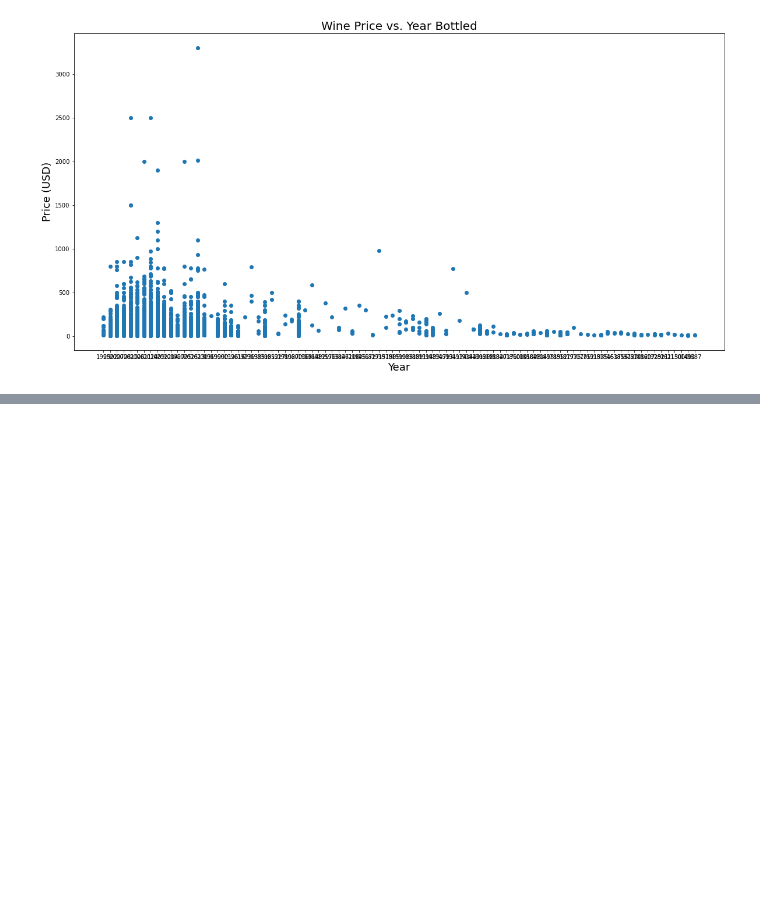
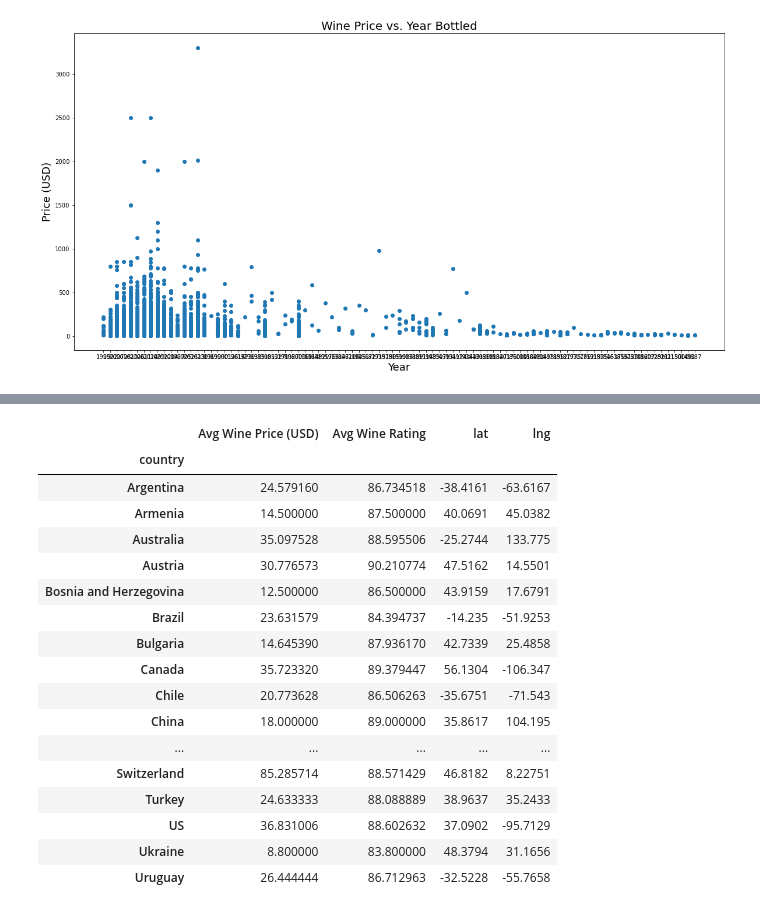
Before and after one commit to NHoyer95/umnbootcamp-project-1, a Jupyter notebook: WineRatings.ipynb, the cells around one changed output, grey strips where cells are left out. Cells and saved outputs as stored; diff of their text form; code cells hidden in the pictures; blank space fills up the shorter version.

```diff
--- a/WineRatings.ipynb
+++ b/WineRatings.ipynb
@@ -43,6 +49,8 @@ cleaned_wine_data.head()
 # Create a cleaned up version of the df for further analysis
 wine_df = cleaned_wine_data.copy()
 
+wine_df["country"] = wine_df["country"].replace(["Georgia"], "Georgia Country")
+
 wine_df
 # %% [output]
 |  | country | description | designation | points | price (USD) | province | region_1 | title | variety | ... |
@@ -113,3 +121,17 @@ plt.ylabel("Price (USD)", fontsize = 18)
 plt.show()
 # %% [output]
 [figure]
+# %%
+# Create a summary df for price and wine rating
+
+# Declare the avg wine price and avg rating by country
+avg_price = wine_df.groupby("country").mean()["price (USD)"]
+avg_rating = wine_df.groupby("country").mean()["points"]
+
+# Summary DF
+wine_country = pd.DataFrame({
+    "Avg Wine Price (USD)": avg_price,
+    "Avg Wine Rating": avg_rating
+})
+
+wine_country
@@ -115,0 +157,49 @@ plt.show()
+# %%
+# Retrieve lat and lng for the countries in Wine_DF through Google Maps API
+wine_country["lat"] = ""
+wine_country["lng"] = ""
+
+params = {"key": g_key}
+
+
+for index, row in wine_country.iterrows():
+
+    base_url = "https://maps.googleapis.com/maps/api/geocode/json"
+
+    country = index
+
+    params["address"] = f"{country}"
+
+    country_lat_lng = requests.get(base_url, params=params)
+
+    # print the response URL, avoid doing for public GitHub repos in order to avoid exposing key
+    # print(response.url)
+
+    # Convert to JSON
+    country_geo = country_lat_lng.json()
+
+    # Extract lat/lng
+    wine_country.loc[index, "lat"] = country_geo["results"][0]["geometry"]["location"]["lat"]
+    wine_country.loc[index, "lng"] = country_geo["results"][0]["geometry"]["location"]["lng"]
+
+# Show new df
+wine_country
+# %% [output]
+|  | Avg Wine Price (USD) | Avg Wine Rating | lat | lng |
+| country |  |  |  |  |
+| Argentina | 24.579160 | 86.734518 | -38.4161 | -63.6167 |
+| Armenia | 14.500000 | 87.500000 | 40.0691 | 45.0382 |
+| Australia | 35.097528 | 88.595506 | -25.2744 | 133.775 |
+| Austria | 30.776573 | 90.210774 | 47.5162 | 14.5501 |
+| Bosnia and Herzegovina | 12.500000 | 86.500000 | 43.9159 | 17.6791 |
+| Brazil | 23.631579 | 84.394737 | -14.235 | -51.9253 |
+| Bulgaria | 14.645390 | 87.936170 | 42.7339 | 25.4858 |
+| Canada | 35.723320 | 89.379447 | 56.1304 | -106.347 |
+| Chile | 20.773628 | 86.506263 | -35.6751 | -71.543 |
+| China | 18.000000 | 89.000000 | 35.8617 | 104.195 |
+| ... | ... | ... | ... | ... |
+| Switzerland | 85.285714 | 88.571429 | 46.8182 | 8.22751 |
+| Turkey | 24.633333 | 88.088889 | 38.9637 | 35.2433 |
+| US | 36.831006 | 88.602632 | 37.0902 | -95.7129 |
+| Ukraine | 8.800000 | 83.800000 | 48.3794 | 31.1656 |
+| Uruguay | 26.444444 | 86.712963 | -32.5228 | -55.7658 |
```
Also changed, not shown: parts of 5 cells of this notebook, 2 other files.
